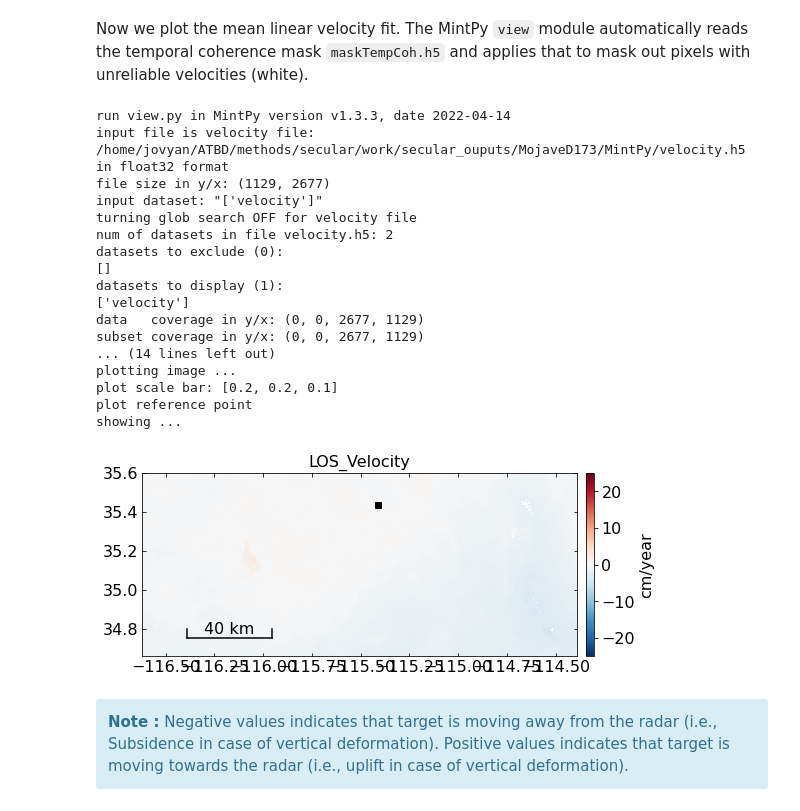
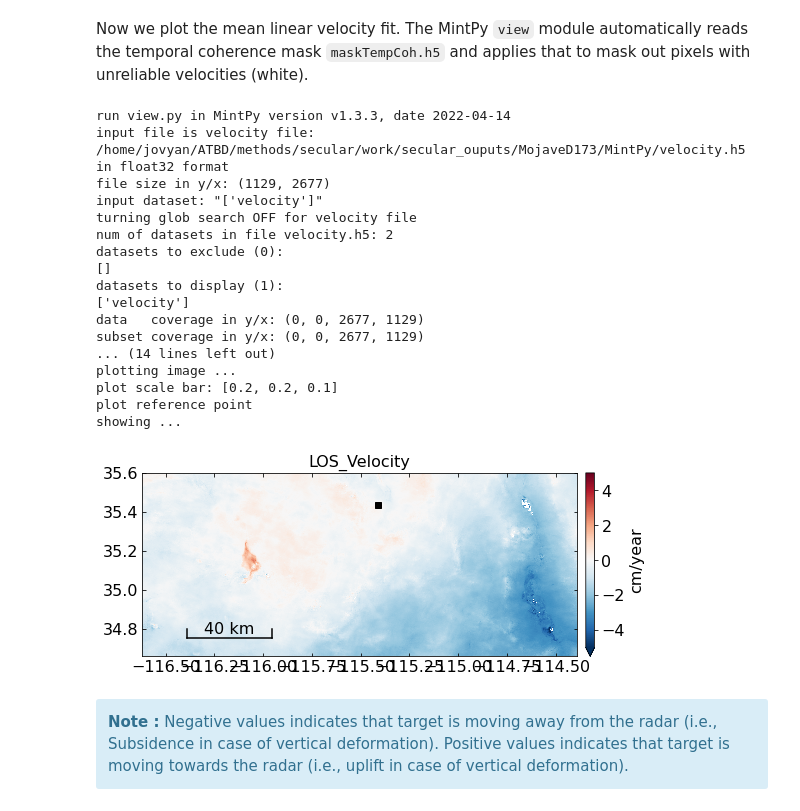
Before and after one commit to nisar-solid/ATBD, a Jupyter notebook: methods/secular/Secular_Requirement_Validation.ipynb, the cells around one changed output. Saved outputs shown, nothing was run; the diff lists cells and outputs as text; code cells hidden in the pictures.

Commit message:
Secular notebook: velocity ranges updated
In sections 4.1, 4.5 and 6 velocity ranges from +/- 25 cm modified to +/- 5 cm.

```diff
--- a/methods/secular/Secular_Requirement_Validation.ipynb
+++ b/methods/secular/Secular_Requirement_Validation.ipynb
@@ -768,27 +784,27 @@ Time used: 00 mins 0.0 secs
 # %% [markdown]
 Now we plot the mean linear velocity fit. The MintPy `view` module automatically reads the temporal coherence mask `maskTempCoh.h5` and applies that to mask out pixels with unreliable velocities (white).
 # %%
-scp_args = 'velocity.h5 velocity -v -25 25 --ref-yx 200 1450 --colormap RdBu_r --figtitle LOS_Velocity' # --plot-setting ' + plot_config_file
+scp_args = 'velocity.h5 velocity -v -5 5 --ref-yx 200 1450 --colormap RdBu_r --figtitle LOS_Velocity' # --plot-setting ' + plot_config_file
 view.main(scp_args.split())
 # %% [output]
 run view.py in MintPy version v1.3.3, date 2022-04-14
 input file is velocity file: /home/jovyan/ATBD/methods/secular/work/secular_ouputs/MojaveD173/MintPy/velocity.h5 in float32 format
 file size in y/x: (1129, 2677)
 input dataset: "['velocity']"
 turning glob search OFF for velocity file
 num of datasets in file velocity.h5: 2
 datasets to exclude (0):
 []
 datasets to display (1):
 ['velocity']
 data   coverage in y/x: (0, 0, 2677, 1129)
 subset coverage in y/x: (0, 0, 2677, 1129)
 ... (14 lines left out)
 plotting image ...
 plot scale bar: [0.2, 0.2, 0.1]
 plot reference point
 showing ...
-[figure, old version]
+[figure, new version]
 # %% [markdown]
 <div class="alert alert-info">
 <b>Note :</b>
```
Also changed, not shown: parts of 18 cells of this notebook.
